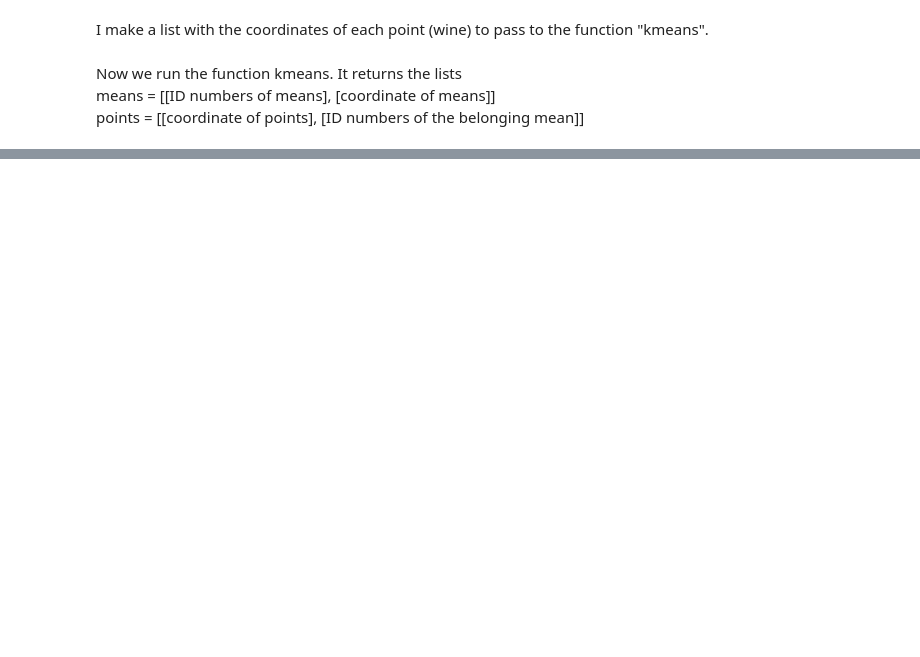
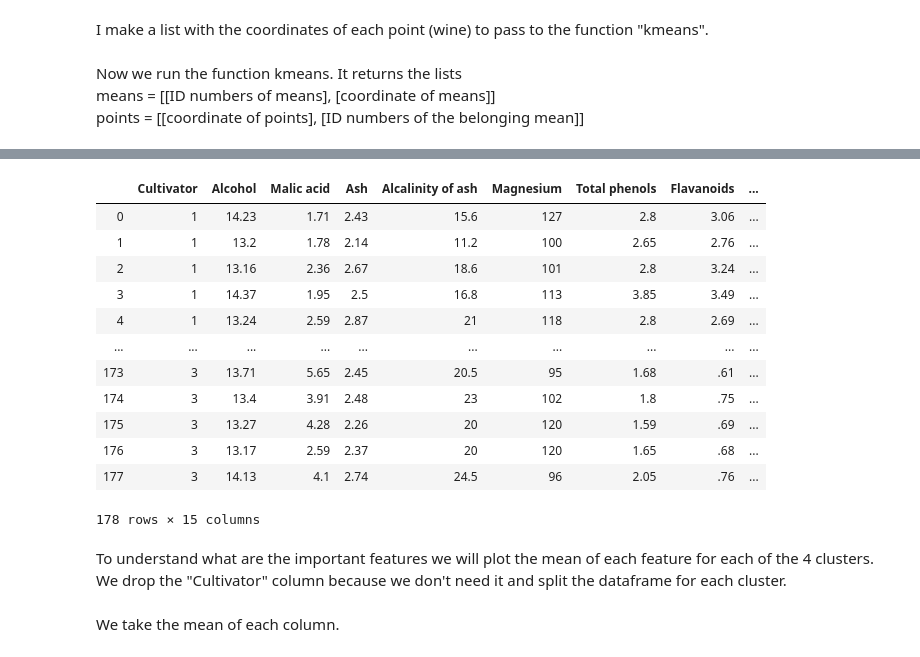
Before and after one commit to NeginAmini/HW4, a Jupyter notebook: K-means.ipynb, the cells around one changed output, grey strips where cells are left out. Saved outputs shown, nothing was run; the diff lists cells and outputs as text; code cells hidden in the pictures; blank space fills up the shorter version.

```diff
--- a/K-means.ipynb
+++ b/K-means.ipynb
@@ -90,0 +83,3 @@ kmeans(3, l)
+# %%
+N = 4
+print(kmeans(N, l)[1][1])
@@ -90,0 +124,7 @@ kmeans(3, l)
+# %%
+with open(r'C:\Users\39335\Desktop\GitHub\Notes\wine.data') as file:
+    reader = csv.reader(file)
+
+    # Make a data frame, we'll need this for the visualization
+    col = ["Cultivator", "Alcohol", "Malic acid", "Ash", "Alcalinity of ash", "Magnesium", "Total phenols", "Flavanoids", "Nonflavanoid phenols", "Proanthocyanins", "Color intensity", "Hue", "OD280/OD315 of diluted wines", "Proline"]
+    data = pd.DataFrame(reader, columns=col)
@@ -90,0 +133,21 @@ kmeans(3, l)
+# %%
+data["Cluster"] = kmeans(N, l)[1][1]
+# %%
+data
+# %% [output]
+|  | Cultivator | Alcohol | Malic acid | Ash | Alcalinity of ash | Magnesium | Total phenols | Flavanoids | ... |
+| 0 | 1 | 14.23 | 1.71 | 2.43 | 15.6 | 127 | 2.8 | 3.06 | ... |
+| 1 | 1 | 13.2 | 1.78 | 2.14 | 11.2 | 100 | 2.65 | 2.76 | ... |
+| 2 | 1 | 13.16 | 2.36 | 2.67 | 18.6 | 101 | 2.8 | 3.24 | ... |
+| 3 | 1 | 14.37 | 1.95 | 2.5 | 16.8 | 113 | 3.85 | 3.49 | ... |
+| 4 | 1 | 13.24 | 2.59 | 2.87 | 21 | 118 | 2.8 | 2.69 | ... |
+| ... | ... | ... | ... | ... | ... | ... | ... | ... | ... |
+| 173 | 3 | 13.71 | 5.65 | 2.45 | 20.5 | 95 | 1.68 | .61 | ... |
+| 174 | 3 | 13.4 | 3.91 | 2.48 | 23 | 102 | 1.8 | .75 | ... |
+| 175 | 3 | 13.27 | 4.28 | 2.26 | 20 | 120 | 1.59 | .69 | ... |
+| 176 | 3 | 13.17 | 2.59 | 2.37 | 20 | 120 | 1.65 | .68 | ... |
+| 177 | 3 | 14.13 | 4.1 | 2.74 | 24.5 | 96 | 2.05 | .76 | ... |
+178 rows × 15 columns
+# %% [markdown]
+To understand what are the important features we will plot the mean of each feature for each of the 4 clusters. <br>
+We drop the "Cultivator" column because we don't need it and split the dataframe for each cluster.
@@ -90,0 +164,2 @@ kmeans(3, l)
+# %% [markdown]
+We take the mean of each column.
```
Also changed, not shown: parts of 20 cells of this notebook, 1 other file.
